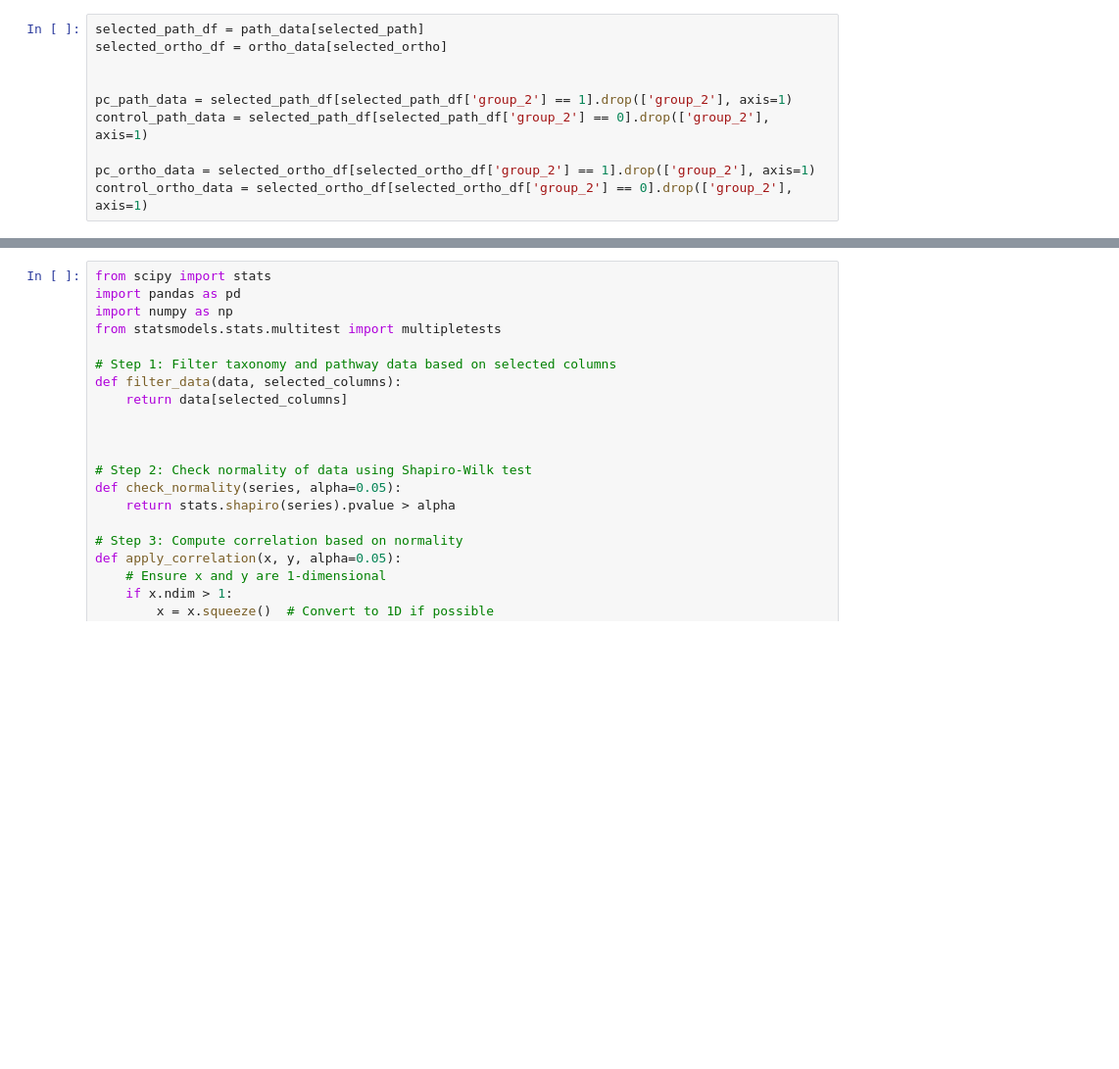
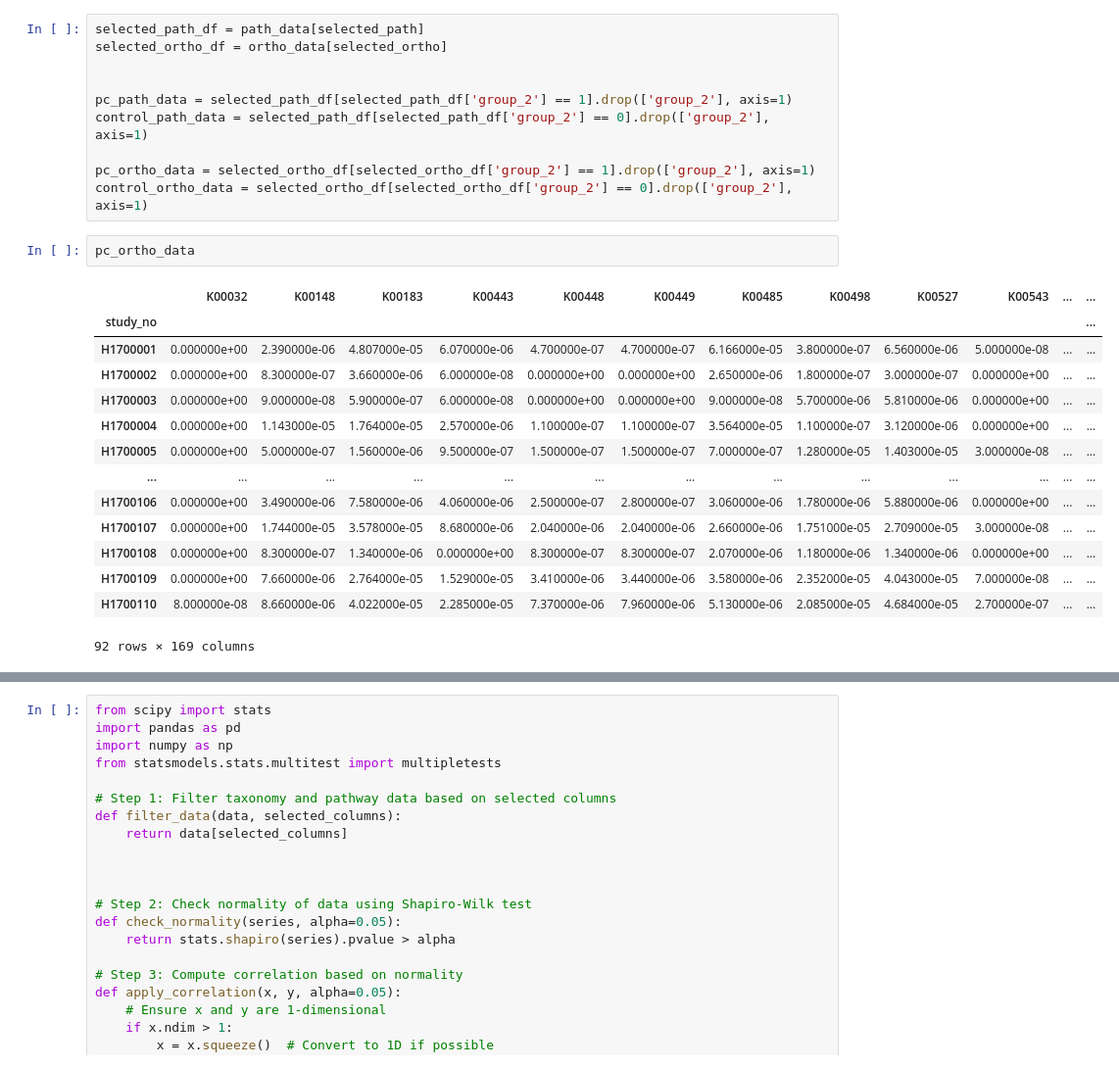
Before and after one commit to yooninsu/Pancreatic-Cancer-Analysis, a Jupyter notebook: PC-Pathway-Orthology-Analysis/Correlation-analysis.ipynb, the cells around one changed output, grey strips where cells are left out. Shown at 98% size. Saved outputs shown, nothing was run; the diff lists cells and outputs as text; blank space fills up the shorter version.

```diff
--- a/PC-Pathway-Orthology-Analysis/Correlation-analysis.ipynb
+++ b/PC-Pathway-Orthology-Analysis/Correlation-analysis.ipynb
@@ -115,6 +115,23 @@ control_path_data = selected_path_df[selected_path_df['group_2'] == 0].drop(['gr
 
 pc_ortho_data = selected_ortho_df[selected_ortho_df['group_2'] == 1].drop(['group_2'], axis=1)
 control_ortho_data = selected_ortho_df[selected_ortho_df['group_2'] == 0].drop(['group_2'], axis=1)
+# %%
+pc_ortho_data
+# %% [output]
+|  | K00032 | K00148 | K00183 | K00443 | K00448 | K00449 | K00485 | K00498 | K00527 | K00543 | ... | ... |
+| study_no |  |  |  |  |  |  |  |  |  |  |  | ... |
+| H1700001 | 0.000000e+00 | 2.390000e-06 | 4.807000e-05 | 6.070000e-06 | 4.700000e-07 | 4.700000e-07 | 6.166000e-05 | 3.800000e-07 | 6.560000e-06 | 5.000000e-08 | ... | ... |
+| H1700002 | 0.000000e+00 | 8.300000e-07 | 3.660000e-06 | 6.000000e-08 | 0.000000e+00 | 0.000000e+00 | 2.650000e-06 | 1.800000e-07 | 3.000000e-07 | 0.000000e+00 | ... | ... |
+| H1700003 | 0.000000e+00 | 9.000000e-08 | 5.900000e-07 | 6.000000e-08 | 0.000000e+00 | 0.000000e+00 | 9.000000e-08 | 5.700000e-06 | 5.810000e-06 | 0.000000e+00 | ... | ... |
+| H1700004 | 0.000000e+00 | 1.143000e-05 | 1.764000e-05 | 2.570000e-06 | 1.100000e-07 | 1.100000e-07 | 3.564000e-05 | 1.100000e-07 | 3.120000e-06 | 0.000000e+00 | ... | ... |
+| H1700005 | 0.000000e+00 | 5.000000e-07 | 1.560000e-06 | 9.500000e-07 | 1.500000e-07 | 1.500000e-07 | 7.000000e-07 | 1.280000e-05 | 1.403000e-05 | 3.000000e-08 | ... | ... |
+| ... | ... | ... | ... | ... | ... | ... | ... | ... | ... | ... | ... | ... |
+| H1700106 | 0.000000e+00 | 3.490000e-06 | 7.580000e-06 | 4.060000e-06 | 2.500000e-07 | 2.800000e-07 | 3.060000e-06 | 1.780000e-06 | 5.880000e-06 | 0.000000e+00 | ... | ... |
+| H1700107 | 0.000000e+00 | 1.744000e-05 | 3.578000e-05 | 8.680000e-06 | 2.040000e-06 | 2.040000e-06 | 2.660000e-06 | 1.751000e-05 | 2.709000e-05 | 3.000000e-08 | ... | ... |
+| H1700108 | 0.000000e+00 | 8.300000e-07 | 1.340000e-06 | 0.000000e+00 | 8.300000e-07 | 8.300000e-07 | 2.070000e-06 | 1.180000e-06 | 1.340000e-06 | 0.000000e+00 | ... | ... |
+| H1700109 | 0.000000e+00 | 7.660000e-06 | 2.764000e-05 | 1.529000e-05 | 3.410000e-06 | 3.440000e-06 | 3.580000e-06 | 2.352000e-05 | 4.043000e-05 | 7.000000e-08 | ... | ... |
+| H1700110 | 8.000000e-08 | 8.660000e-06 | 4.022000e-05 | 2.285000e-05 | 7.370000e-06 | 7.960000e-06 | 5.130000e-06 | 2.085000e-05 | 4.684000e-05 | 2.700000e-07 | ... | ... |
+92 rows × 169 columns
 # %%
 import pandas as pd
 import seaborn as sns
```
Also changed, not shown: parts of 6 cells of this notebook, 2 other files.
